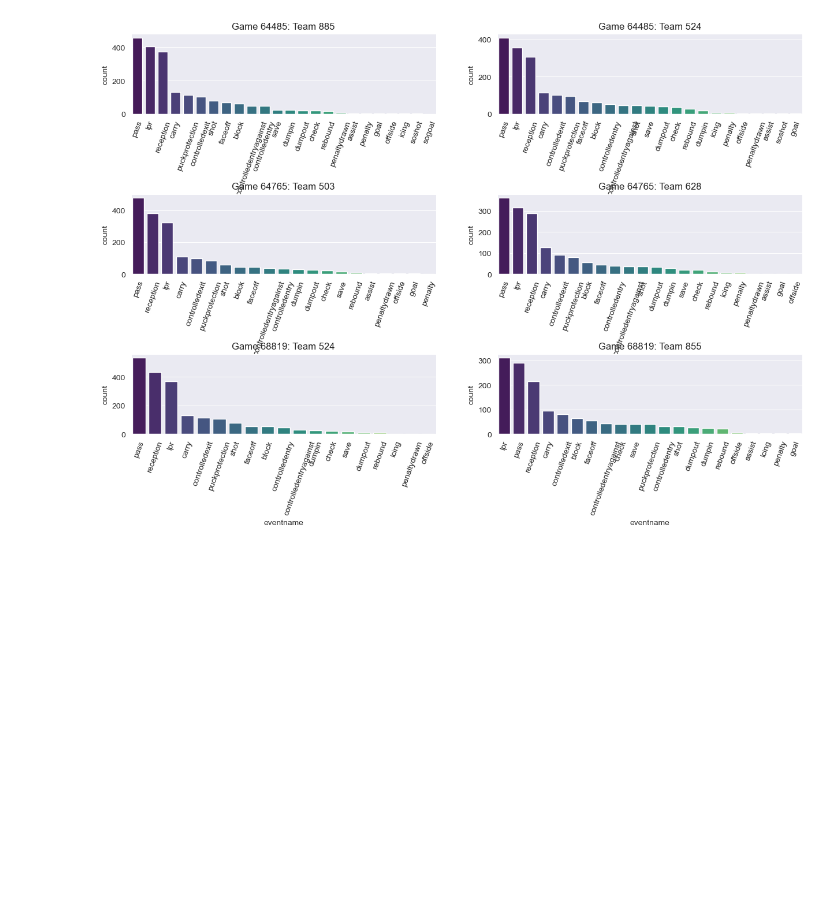
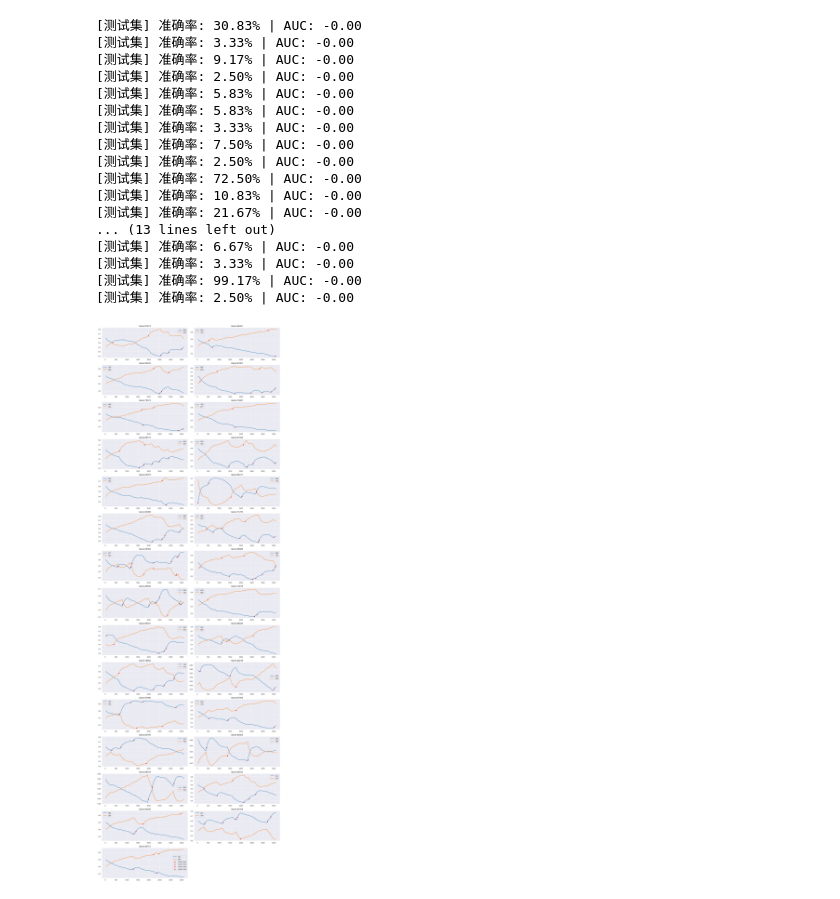
Before and after one commit to orzmlx/Hockey, a Jupyter notebook: Hockey_Analysis.ipynb, the cells around one changed output. Cells and saved outputs as stored; diff of their text form; code cells hidden in the pictures; blank space fills up the shorter version.

```diff
--- a/Hockey_Analysis.ipynb
+++ b/Hockey_Analysis.ipynb
@@ -117,6 +28,55 @@ def calculate_control_rate(data: pd.DataFrame, gameid: str) -> None:
 # %%
 data = pd.read_csv("Linhac24-25_Sportlogiq.csv")
 data['inopponentarea'] = data.apply(common.puck_location, axis=1)
+gameids = data['gameid'].unique()
+test_games = gameids[1:30]
+test_data = generate_live_match_data(test_games)
+test_data['score_diff'].fillna(method='pad', inplace=True)
+with open('trained_model.pkl', 'rb') as f:
+    model = dill.load(f)
+max_cols = 2 #每行最多显示2张
+num_plots = len(test_games)
+rows = (num_plots + max_cols - 1) // max_cols
+cols = min(max_cols, num_plots)
+plt.figure(figsize=(15, rows * 3))
+for i in range(len(test_games)):
+    gameid = test_games[i]
+
+    ax = plt.subplot(rows, cols, i + 1)
+    winner = common.get_winner(data,gameid)
+    winner_goal_times = test_data[(test_data['gameid'] == gameid) & (test_data['teamid'] == winner[0]) &                            (test_data['goal'] == 1)]['elapsed_sec'].values
+    fail_goal_times = test_data[(test_data['gameid'] == gameid) & (test_data['teamid'] == winner[1]) &                  (test_data['goal'] == 1)]['elapsed_sec'].values
+
+    res = predict(test_data,gameid,winner[0], winner[0], model)
+    sns.lineplot(x=list(res['elapsed_sec']), y=list(res['home_win_rate']),label = winner[0], ax=ax)
+    sns.lineplot(x=list(res['elapsed_sec']), y=list(res['away_win_rate']),label =  winner[1],ax=ax)
+    for goal_time in winner_goal_times:
+         ax.scatter(x=goal_time, y=res[res['elapsed_sec'] == goal_time]['home_win_rate'], color='red', marker='o', s=20, label='Goal Point')
+    for goal_time in fail_goal_times:
+         ax.scatter(x=goal_time, y=res[res['elapsed_sec'] == goal_time]['away_win_rate'], color='red', marker='o', s=20, label='Goal Point')
+    ax.set_title('Game:' + str(gameid))
+plt.tight_layout()
+plt.legend()
+plt.show()
+# %% [output]
+[测试集] 准确率: 30.83% | AUC: -0.00
+[测试集] 准确率: 3.33% | AUC: -0.00
+[测试集] 准确率: 9.17% | AUC: -0.00
+[测试集] 准确率: 2.50% | AUC: -0.00
+[测试集] 准确率: 5.83% | AUC: -0.00
+[测试集] 准确率: 5.83% | AUC: -0.00
+[测试集] 准确率: 3.33% | AUC: -0.00
+[测试集] 准确率: 7.50% | AUC: -0.00
+[测试集] 准确率: 2.50% | AUC: -0.00
+[测试集] 准确率: 72.50% | AUC: -0.00
+[测试集] 准确率: 10.83% | AUC: -0.00
+[测试集] 准确率: 21.67% | AUC: -0.00
+... (13 lines left out)
+[测试集] 准确率: 6.67% | AUC: -0.00
+[测试集] 准确率: 3.33% | AUC: -0.00
+[测试集] 准确率: 99.17% | AUC: -0.00
+[测试集] 准确率: 2.50% | AUC: -0.00
+[figure, added]
 # %%
 
 
@@ -152,12 +112,10 @@ for j in range(len(games)):
         value_counts = team_df['eventname'].value_counts()
         sns.countplot(x='eventname', data=team_df, order=value_counts.index, palette="viridis",ax=ax)
 
-        plt.xticks(rotation=70)
+        # plt.xticks(rotation=70)
         plt.title('Game {}: Team {}'.format(gameid,teamid))
 
 plt.show()
-# %% [output]
-[figure, removed]
 # %%
 
 games = [64485, 64765,68819,87906]
```
Also changed, not shown: parts of 5 cells of this notebook, 6 other files.
